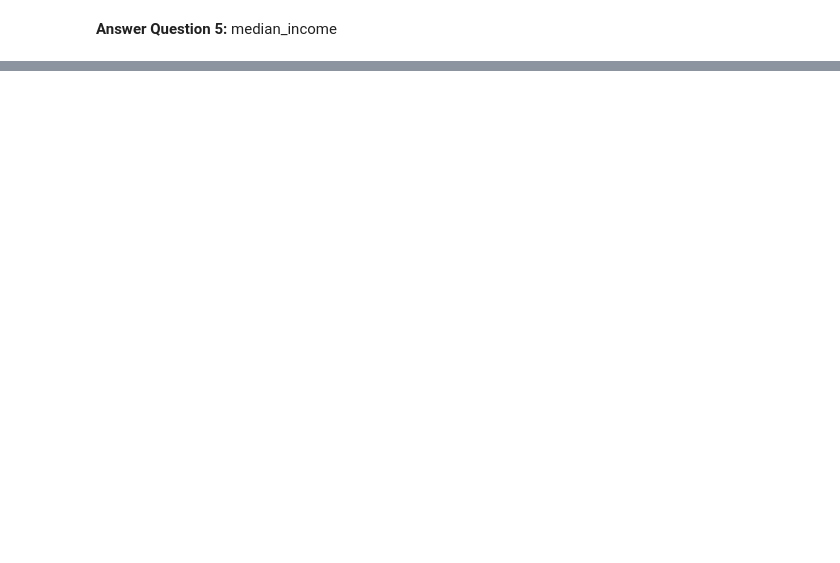
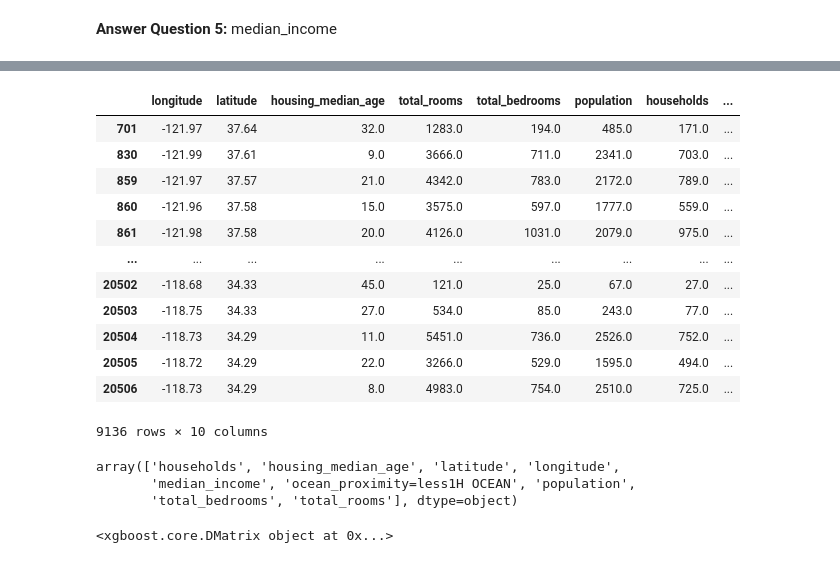
Before and after one commit to harg74/ML_ZoomCamp_2022, a Jupyter notebook: 6-Decision_Trees_and_Ensemble_Learning/6.12-Homework.ipynb, the cells around one changed output, grey strips where cells are left out. Saved outputs shown, nothing was run; the diff lists cells and outputs as text; code cells hidden in the pictures; blank space fills up the shorter version.

```diff
--- a/6-Decision_Trees_and_Ensemble_Learning/6.12-Homework.ipynb
+++ b/6-Decision_Trees_and_Ensemble_Learning/6.12-Homework.ipynb
@@ -288,0 +312,23 @@ scores.append((score))
+# %%
+df
+# %% [output]
+|  | longitude | latitude | housing_median_age | total_rooms | total_bedrooms | population | households | ... |
+| 701 | -121.97 | 37.64 | 32.0 | 1283.0 | 194.0 | 485.0 | 171.0 | ... |
+| 830 | -121.99 | 37.61 | 9.0 | 3666.0 | 711.0 | 2341.0 | 703.0 | ... |
+| 859 | -121.97 | 37.57 | 21.0 | 4342.0 | 783.0 | 2172.0 | 789.0 | ... |
+| 860 | -121.96 | 37.58 | 15.0 | 3575.0 | 597.0 | 1777.0 | 559.0 | ... |
+| 861 | -121.98 | 37.58 | 20.0 | 4126.0 | 1031.0 | 2079.0 | 975.0 | ... |
+| ... | ... | ... | ... | ... | ... | ... | ... | ... |
+| 20502 | -118.68 | 34.33 | 45.0 | 121.0 | 25.0 | 67.0 | 27.0 | ... |
+| 20503 | -118.75 | 34.33 | 27.0 | 534.0 | 85.0 | 243.0 | 77.0 | ... |
+| 20504 | -118.73 | 34.29 | 11.0 | 5451.0 | 736.0 | 2526.0 | 752.0 | ... |
+| 20505 | -118.72 | 34.29 | 22.0 | 3266.0 | 529.0 | 1595.0 | 494.0 | ... |
+| 20506 | -118.73 | 34.29 | 8.0 | 4983.0 | 754.0 | 2510.0 | 725.0 | ... |
+9136 rows × 10 columns
+# %%
+features = dv.get_feature_names_out()
+features
+# %% [output]
+array(['households', 'housing_median_age', 'latitude', 'longitude',
+       'median_income', 'ocean_proximity=less1H OCEAN', 'population',
+       'total_bedrooms', 'total_rooms'], dtype=object)
@@ -288,0 +337,4 @@ scores.append((score))
+# %%
+print(dtrain)
+# %% [output]
+<xgboost.core.DMatrix object at 0x...>
```
Also changed, not shown: parts of 14 cells of this notebook.
